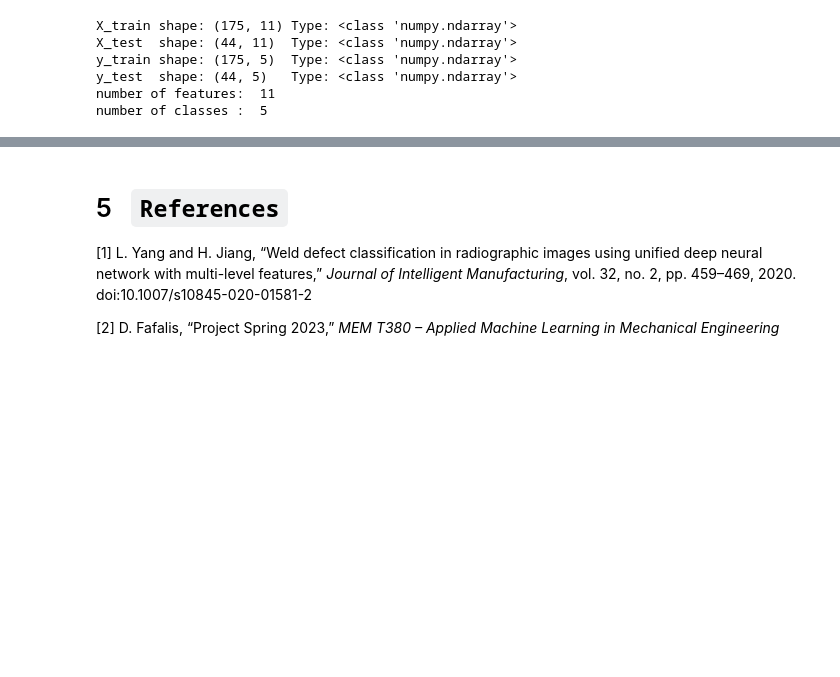
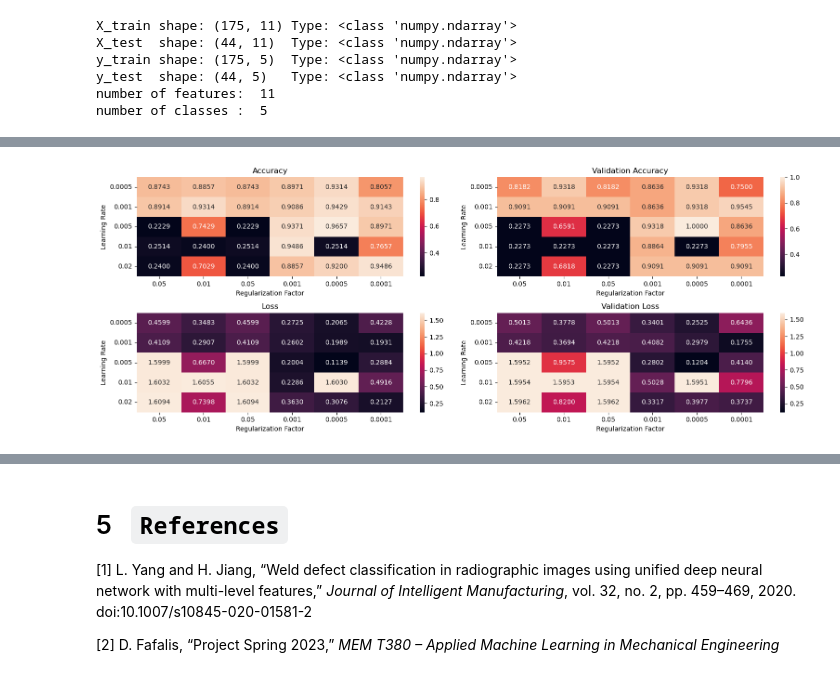
Before and after one commit to sokosaa/Machine-Learning-in-Mechanical-Engineering, a Jupyter notebook: project/project.ipynb, the cells around one changed output, grey strips where cells are left out. Saved outputs shown, nothing was run; the diff lists cells and outputs as text; code cells hidden in the pictures; blank space fills up the shorter version.

```diff
--- a/project/project.ipynb
+++ b/project/project.ipynb
@@ -293,0 +416,8 @@ Color coded to show resembelance to the paper's architecture:
+# %%
+learning_rates_secondary_guesses = [0.0005, 0.001, 0.005 ,0.01, 0.02]
+regularization_factors_secondary_guesses = [0.05, 0.01, 0.005, 0.001, 0.0005, 0.0001]
+results_secondary_guesses = manual_guess_grid_search(learning_rates_secondary_guesses, regularization_factors_secondary_guesses)
+# %%
+display_manual_guess_grid_search(results_secondary_guesses, learning_rates_secondary_guesses, regularization_factors_secondary_guesses)
+# %% [output]
+[figure, added]
```
Also changed, not shown: parts of 26 cells of this notebook, 4 other files.
